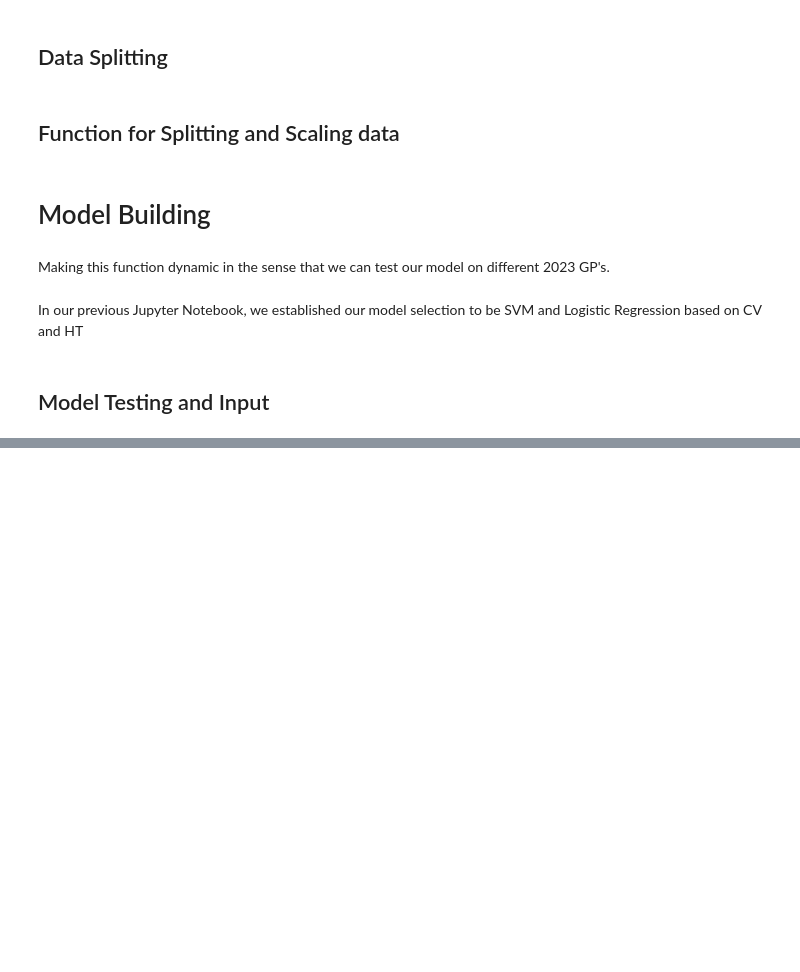
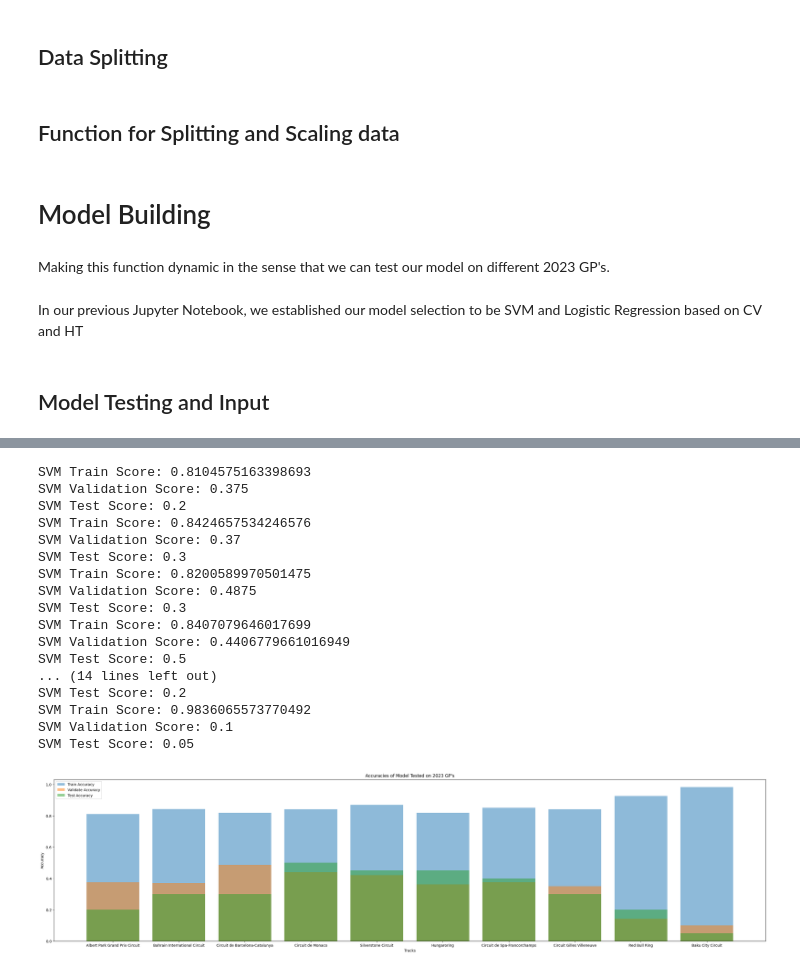
Before and after one commit to ymoola/MIE368-F1, a Jupyter notebook: f1_predict_exact_pos.ipynb, the cells around one changed output, grey strips where cells are left out. Saved outputs shown, nothing was run; the diff lists cells and outputs as text; code cells hidden in the pictures; blank space fills up the shorter version.

Commit message:
Computed accuracies for each GP using SVM

```diff
--- a/f1_predict_exact_pos.ipynb
+++ b/f1_predict_exact_pos.ipynb
@@ -142,7 +142,7 @@ def model(GP_circuit, model, test = test_data):
   X_train, X_val, X_test, y_train, y_val, y_test = split_data(gp)
 
   if model == 'SVM':
-    svm_mod = SVC(kernel='linear', C=10, random_state=42)
+    svm_mod = SVC(kernel='linear', C=10, random_state=42, probability= True)
     svm_mod.fit(X_train, y_train)
     train_score = svm_mod.score(X_train, y_train)
     val_score = svm_mod.score(X_val, y_val)
@@ -153,14 +153,16 @@ def model(GP_circuit, model, test = test_data):
     print('SVM Test Score:', test_score)
 
     #Predict probabilties for test
-    probas = svm_mod.decision_function(X_test)
+    probas = svm_mod.predict_proba(X_test)
     # probability of winning
     prob_winning = probas[:,1]
 
     # predictions
     drivers = test[test[gp] == 1].driver
     results = pd.Series(prob_winning, index=drivers)
-    print(results.sort_values(ascending=False))
+    # print(results.sort_values(ascending=False))
+
+    return train_score, val_score, test_score
 
   elif model == 'Logistic Regression':
     log_reg_mod = LogisticRegression(max_iter = 3000, C=100, penalty='l2')
@@ -182,7 +184,9 @@ def model(GP_circuit, model, test = test_data):
     # predictions
     drivers = test[test[gp] == 1].driver
     results = pd.Series(prob_winning, index=drivers)
-    print(results.sort_values(ascending=False))
+    # print(results.sort_values(ascending=False))
+
+    return train_score, val_score, test_score
 
   else:
     raise Exception("Please enter one of the following models: SVM or Logistic Regression")
@@ -210,0 +195,51 @@ dtype: float64
+# %%
+tracks = ['Albert Park Grand Prix Circuit',
+ 'Bahrain International Circuit',
+ 'Circuit de Barcelona-Catalunya',
+ 'Circuit de Monaco',
+ 'Silverstone Circuit',
+ 'Hungaroring',
+ 'Circuit de Spa-Francorchamps',
+ 'Circuit Gilles Villeneuve',
+ 'Red Bull Ring',
+ 'Baku City Circuit']
+
+train_scores = []
+val_scores = []
+test_scores = []
+
+for track in tracks:
+    train_score, val_score, test_score = model(track, 'SVM')
+    train_scores.append(train_score)
+    val_scores.append(val_score)
+    test_scores.append(test_score)
+
+# Plot accuracies
+plt.figure(figsize=(35, 8))
+plt.bar([track for track in tracks], train_scores, alpha=0.5, label='Train Accuracy')
+plt.bar([track for track in tracks], val_scores, alpha=0.5, label='Validate Accuracy')
+plt.bar([track for track in tracks], test_scores, alpha=0.5, label='Test Accuracy')
+plt.xlabel('Tracks')
+plt.ylabel('Accuracy')
+plt.title("Accuracies of Model Tested on 2023 GP's")
+plt.legend(loc='best')
+plt.show()
+# %% [output]
+SVM Train Score: 0.8104575163398693
+SVM Validation Score: 0.375
+SVM Test Score: 0.2
+SVM Train Score: 0.8424657534246576
+SVM Validation Score: 0.37
+SVM Test Score: 0.3
+SVM Train Score: 0.8200589970501475
+SVM Validation Score: 0.4875
+SVM Test Score: 0.3
+SVM Train Score: 0.8407079646017699
+SVM Validation Score: 0.4406779661016949
+SVM Test Score: 0.5
+... (14 lines left out)
+SVM Test Score: 0.2
+SVM Train Score: 0.9836065573770492
+SVM Validation Score: 0.1
+SVM Test Score: 0.05
+[figure, added]
```
Also changed, not shown: parts of 1 cell of this notebook.
